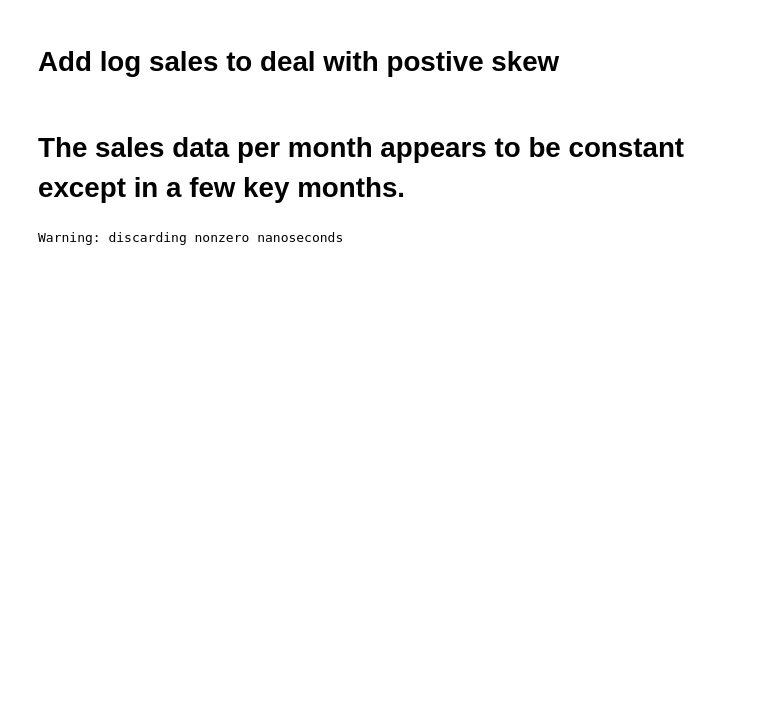
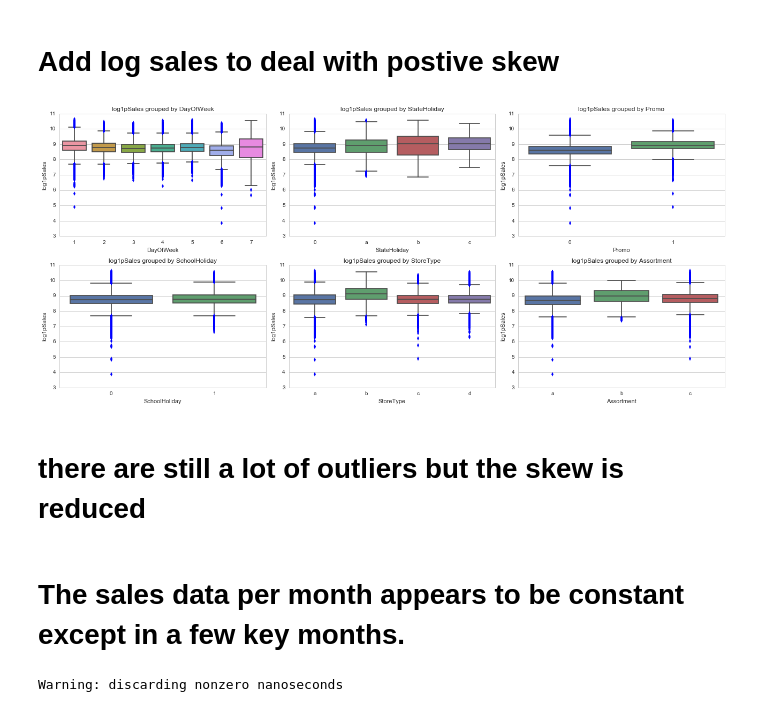
Before and after one commit to rocket-ron/kaggle, a Jupyter notebook: rossman/implementation.ipynb, the cells around one changed output. Cells and saved outputs as stored; diff of their text form; code cells hidden in the pictures; blank space fills up the shorter version.

```diff
--- a/rossman/implementation.ipynb
+++ b/rossman/implementation.ipynb
@@ -622,3 +602,22 @@ train_data2['log1pSales'] = np.log1p(train_data2['Sales'])
+# %%
+train_data2['log1pSales'] = np.log1p(train_data2['Sales'])
+
+fig, ax_list = plt.subplots(2,3, figsize=(18,8))
+ax_list = ax_list.ravel()
+
+BoxPlotGroupBy(train_data2, 'log1pSales', 'DayOfWeek', ax_list[0])
+BoxPlotGroupBy(train_data2,'log1pSales', 'StateHoliday', ax_list[1])
+BoxPlotGroupBy(train_data2,'log1pSales', 'Promo', ax_list[2])
+BoxPlotGroupBy(train_data2,'log1pSales', 'SchoolHoliday', ax_list[3])
+BoxPlotGroupBy(train_data2,'log1pSales', 'StoreType', ax_list[4])
+BoxPlotGroupBy(train_data2,'log1pSales', 'Assortment', ax_list[5])
+fig.tight_layout()
+
+plt.show()
+# %% [output]
+[figure, added]
+# %% [markdown]
+# there are still a lot of outliers but the skew is reduced
 # %% [markdown]
 # The sales data per month appears to be constant except in a few key months.
 # %%
```
Also changed, not shown: parts of 20 cells of this notebook.
